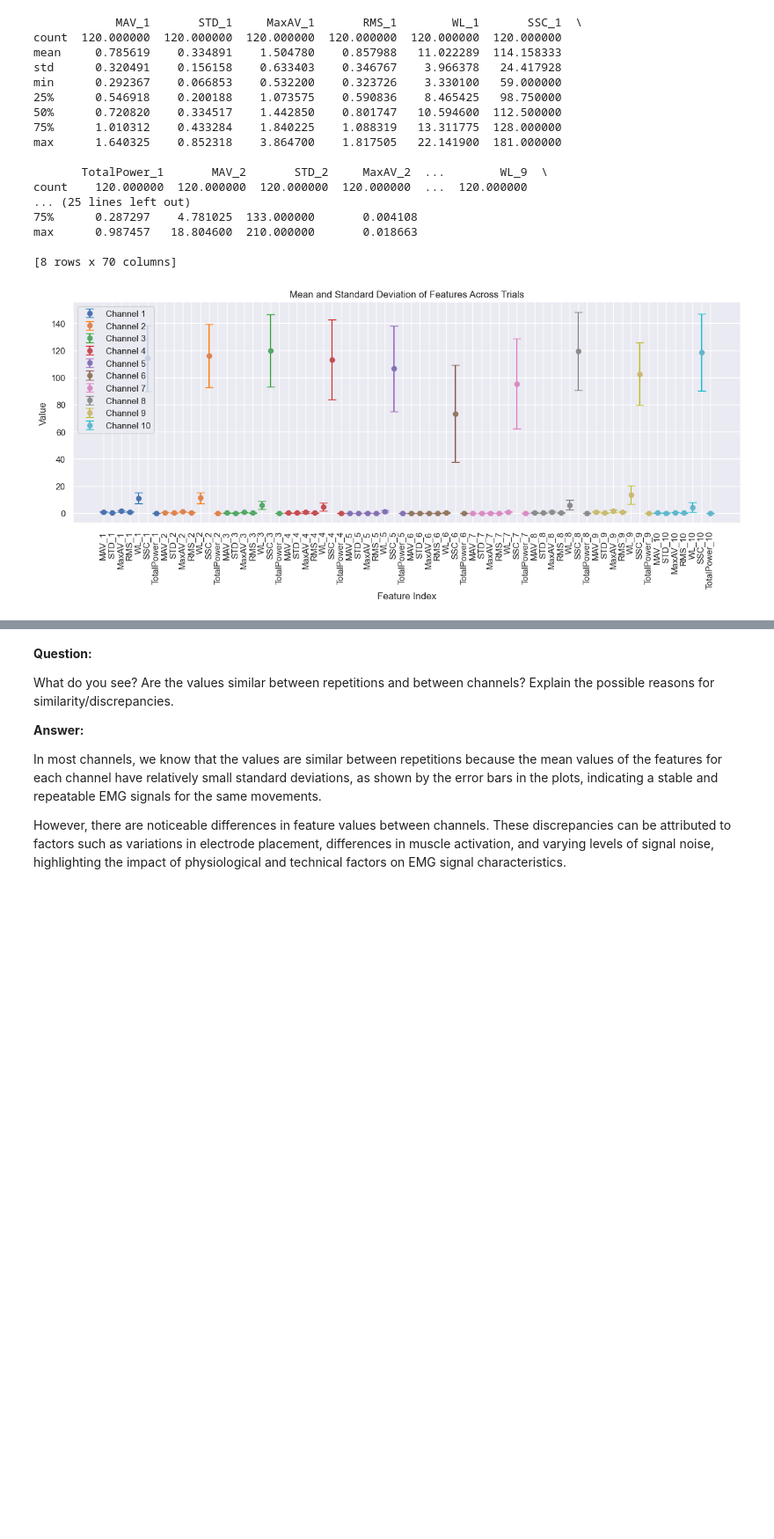
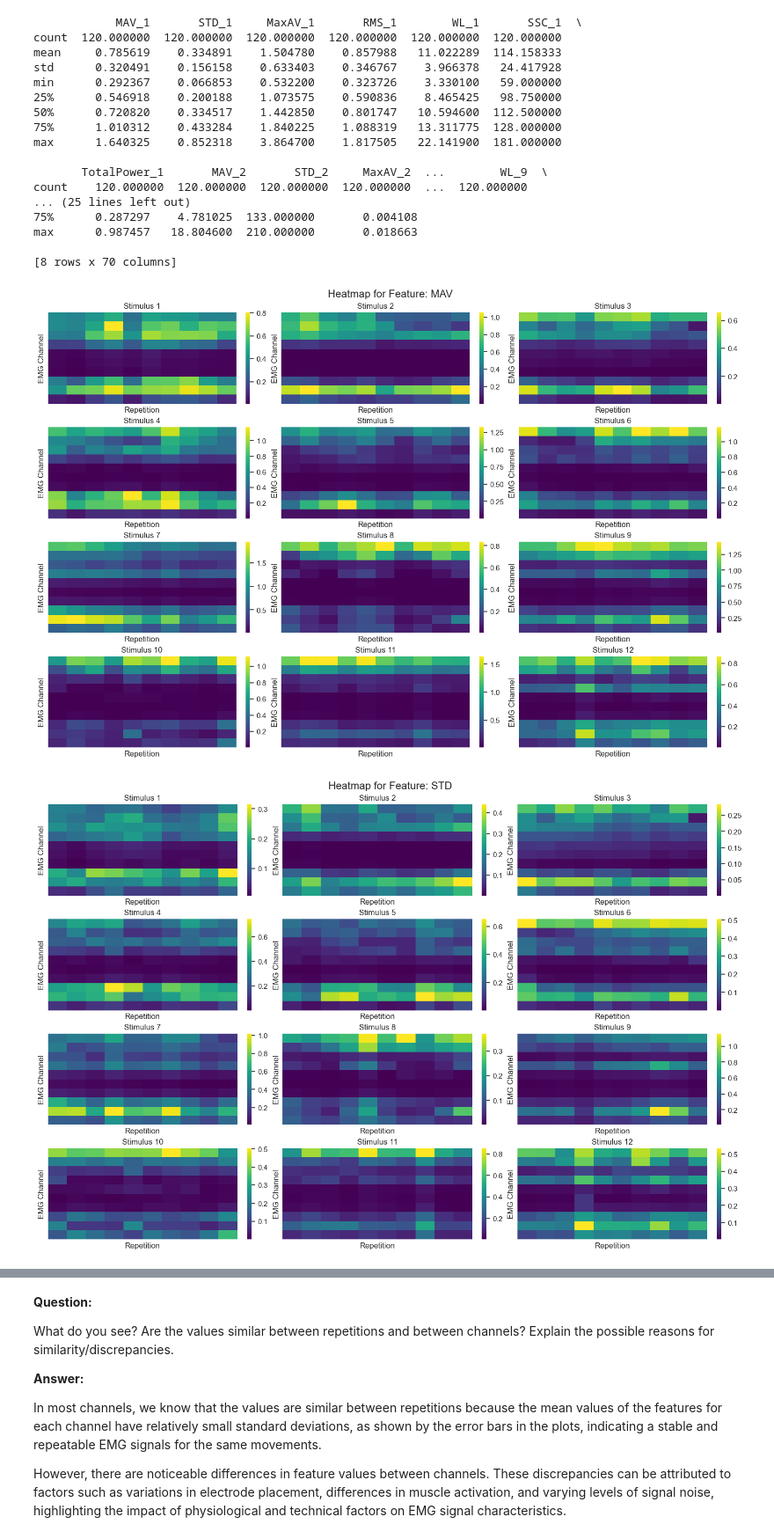
Before and after one commit to MetthewB/NSSP_Project2, a Jupyter notebook: scripts/part1.ipynb, the cells around one changed output, grey strips where cells are left out. Shown at 88% size. Drawn from its saved outputs; the diff is of its cells as text; code cells hidden in the pictures; blank space fills up the shorter version.

```diff
--- a/scripts/part1.ipynb
+++ b/scripts/part1.ipynb
@@ -358,22 +355,45 @@ count    120.000000  120.000000  120.000000  120.000000  ...  120.000000
 max      0.987457   18.804600  210.000000       0.018663
 
 [8 rows x 70 columns]
-# %%
-# Define a color map
-colors = plt.cm.get_cmap('tab10', num_channels)
-
-# Plot the mean and standard deviation of each feature for each channel
-plt.figure(figsize=(15, 5))
-for i in range(num_channels):
-    start_index = i * num_feature_types
-    end_index = start_index + num_feature_types
-    indices = list(range(start_index, end_index))
-    plt.errorbar(indices, summary_stats.loc['mean'][indices], yerr=summary_stats.loc['std'][indices], fmt='o', ecolor=colors(i), capsize=5, label=f'Channel {i+1}')
-plt.title('Mean and Standard Deviation of Features Across Trials')
-plt.xlabel('Feature Index')
-plt.ylabel('Value')
-plt.xticks(ticks=range(num_features), labels=feature_names, rotation=90)
-plt.legend(loc='upper left')
-plt.show()
-# %% [output]
-[figure, removed]
+# %%
+# Use the dataset in place of features
+n_trials, n_features = dataset.shape
+n_channels = emg.shape[1]  # Number of channels
+n_feature_types = n_features // n_channels  # Number of feature types
+
+# Reshape dataset into (num_trials, n_channels, n_features_types)
+reshaped_dataset = dataset.reshape(n_trials, n_channels, n_feature_types)
+
+# Generate feature names
+feature_names = ["MAV", "STD", "MaxAV", "RMS", "WL", "SSC", "TotalPower"]
+
+# Plot heatmaps for each feature across stimuli
+for feature_idx, feature_name in enumerate(feature_names):
+    feature_data = reshaped_dataset[:, :, feature_idx]  # Shape (num_trials, num_channels)
+
+    # Reshape to (n_stimuli, n_repetitions, num_channels)
+    n_stimuli = len(np.unique(labels))
+    n_repetitions = n_trials // n_stimuli
+    feature_data = feature_data.reshape(n_stimuli, n_repetitions, num_channels)
+
+    fig, ax = plt.subplots(4, 3, figsize=(15, 10), constrained_layout=True, sharex=True, sharey=True)
+    ax = ax.ravel()
+
+    for stimuli_idx in range(n_stimuli):
+        sns.heatmap(
+            np.transpose(feature_data[stimuli_idx, :, :]),  # Transpose to get channels on y-axis and repetitions on x-axis
+            ax=ax[stimuli_idx],
+            xticklabels=False,
+            yticklabels=False,
+            cbar=True,
+            cmap="viridis"
+        )
+        ax[stimuli_idx].title.set_text(f"Stimulus {stimuli_idx + 1}")
+        ax[stimuli_idx].set_xlabel("Repetition")
+        ax[stimuli_idx].set_ylabel("EMG Channel")
+
+    fig.suptitle(f"Heatmap for Feature: {feature_name}", fontsize=16)
+    plt.show()
+# %% [output]
+[figure, added]
+[figure, added]
```
Also changed, not shown: parts of 3 cells of this notebook.
